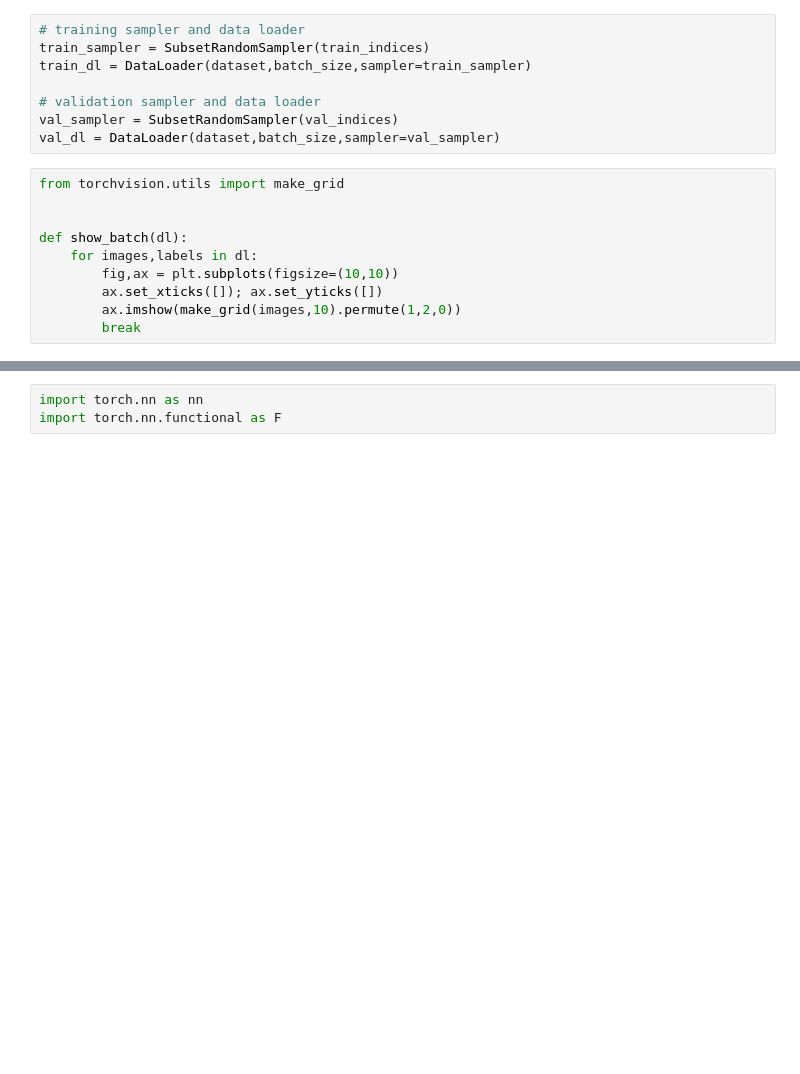
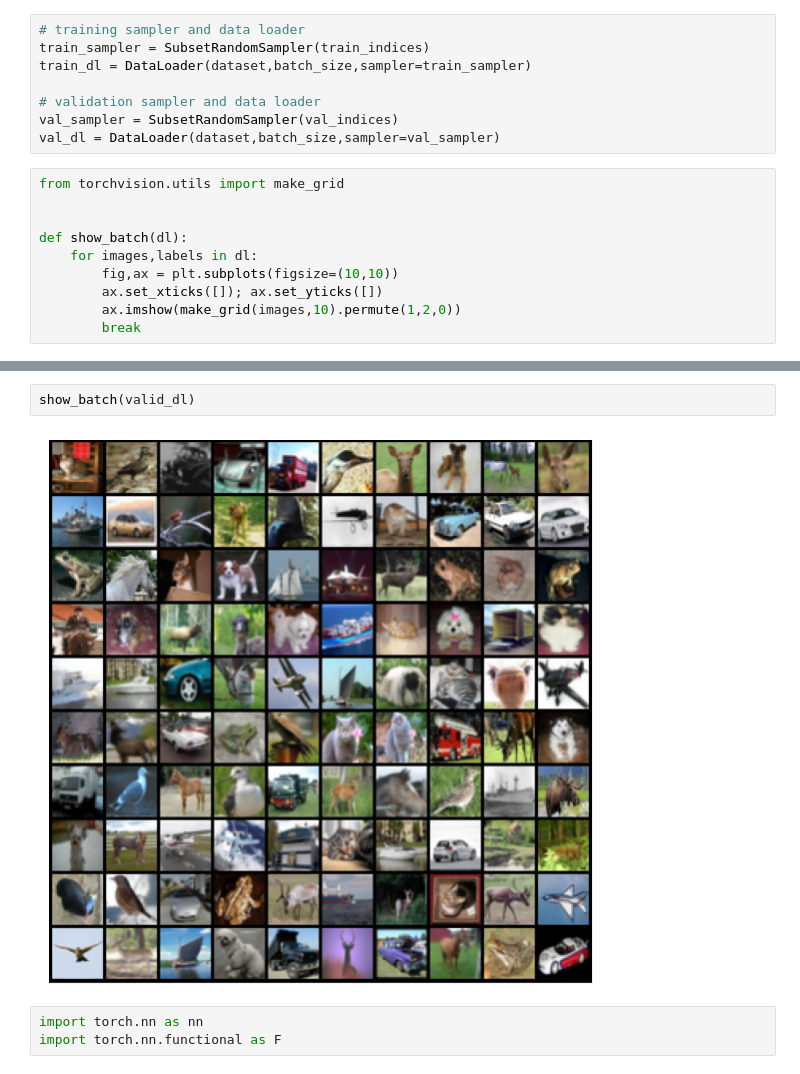
Before and after one commit to up1512001/Machine-Learning, a Jupyter notebook: pytorch/CIFAR10 Applying CNN Basic.ipynb, the cells around one changed output, grey strips where cells are left out. Cells and saved outputs as stored; diff of their text form; blank space fills up the shorter version.

```diff
--- a/pytorch/CIFAR10 Applying CNN Basic.ipynb
+++ b/pytorch/CIFAR10 Applying CNN Basic.ipynb
@@ -186,3 +186,7 @@ show_batch(train_dl)
+# %%
+show_batch(valid_dl)
+# %% [output]
+[figure, added]
 # %%
 import torch.nn as nn
 import torch.nn.functional as F
```
Also changed, not shown: parts of 17 cells of this notebook.
